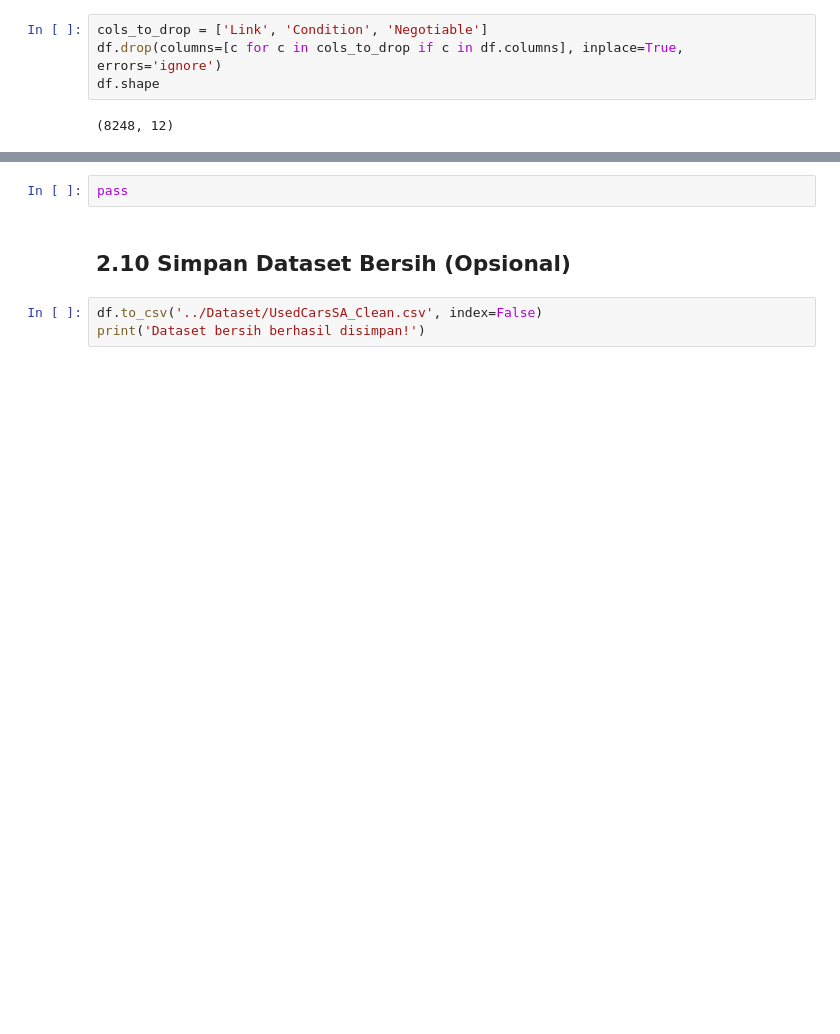
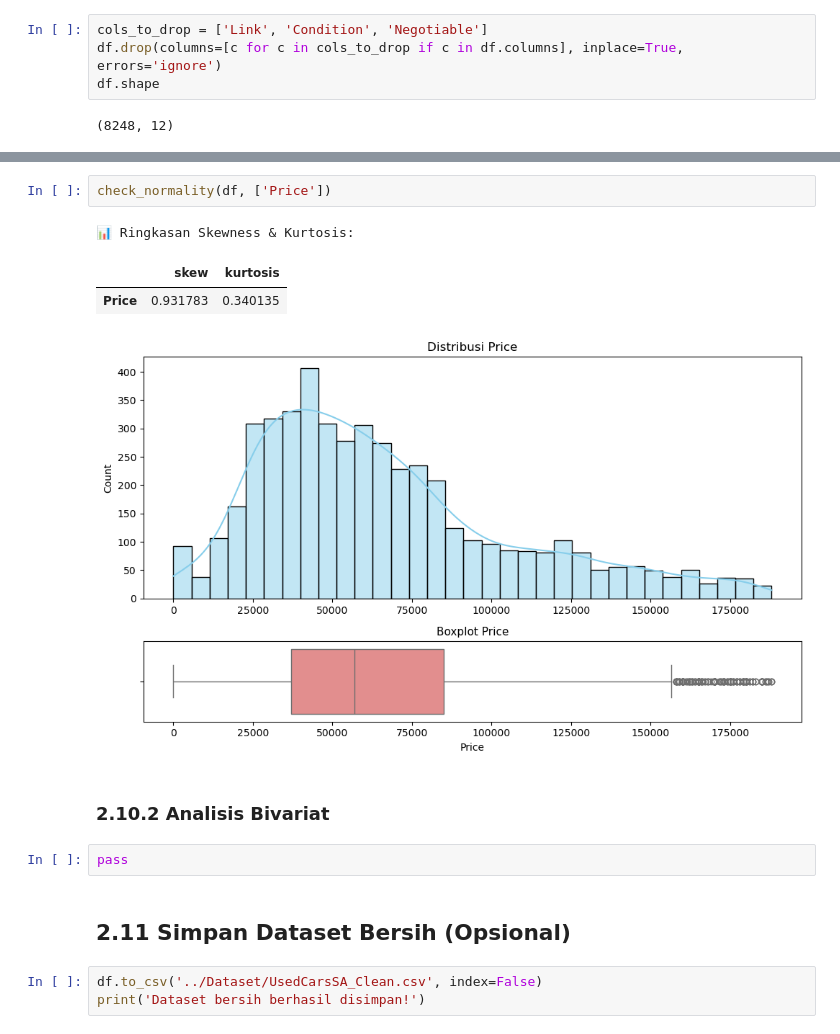
Before and after one commit to hansdarmawann/arabian-cars-1, a Jupyter notebook: Notebook/02_Data Acquisition And Understanding.ipynb, the cells around one changed output, grey strips where cells are left out. Saved outputs shown, nothing was run; the diff lists cells and outputs as text; blank space fills up the shorter version.

```diff
--- a/Notebook/02_Data Acquisition And Understanding.ipynb
+++ b/Notebook/02_Data Acquisition And Understanding.ipynb
@@ -399,7 +459,16 @@ memory usage: 266.3 KB
+# %%
+check_normality(df, ['Price'])
+# %% [output]
+📊 Ringkasan Skewness & Kurtosis:
+|  | skew | kurtosis |
+| Price | 0.931783 | 0.340135 |
+[figure, added]
+# %% [markdown]
+### 2.10.2 Analisis Bivariat
 # %%
 pass
 # %% [markdown]
-## 2.10 Simpan Dataset Bersih (Opsional)
+## 2.11 Simpan Dataset Bersih (Opsional)
 # %%
 df.to_csv('../Dataset/UsedCarsSA_Clean.csv', index=False)
 print('Dataset bersih berhasil disimpan!')
```
Also changed, not shown: parts of 14 cells of this notebook, 1 other file.
